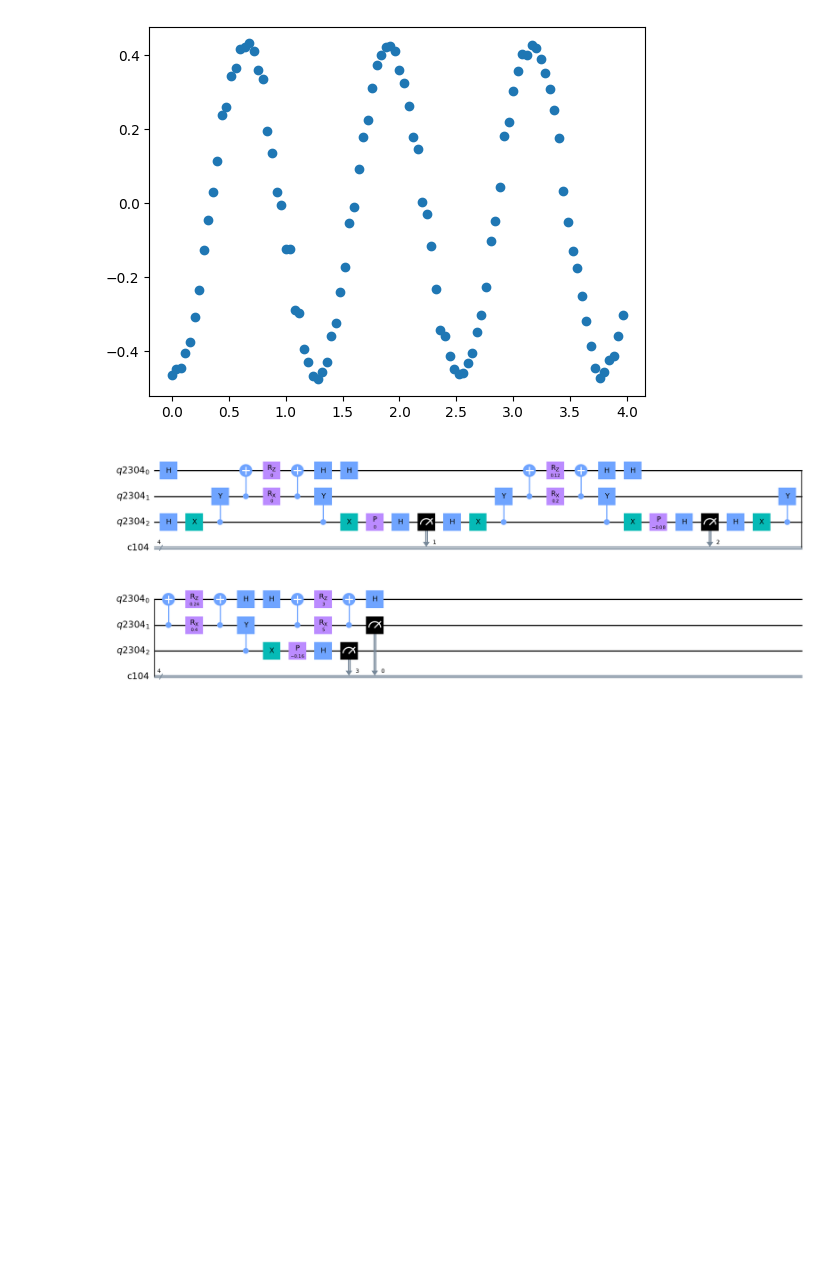
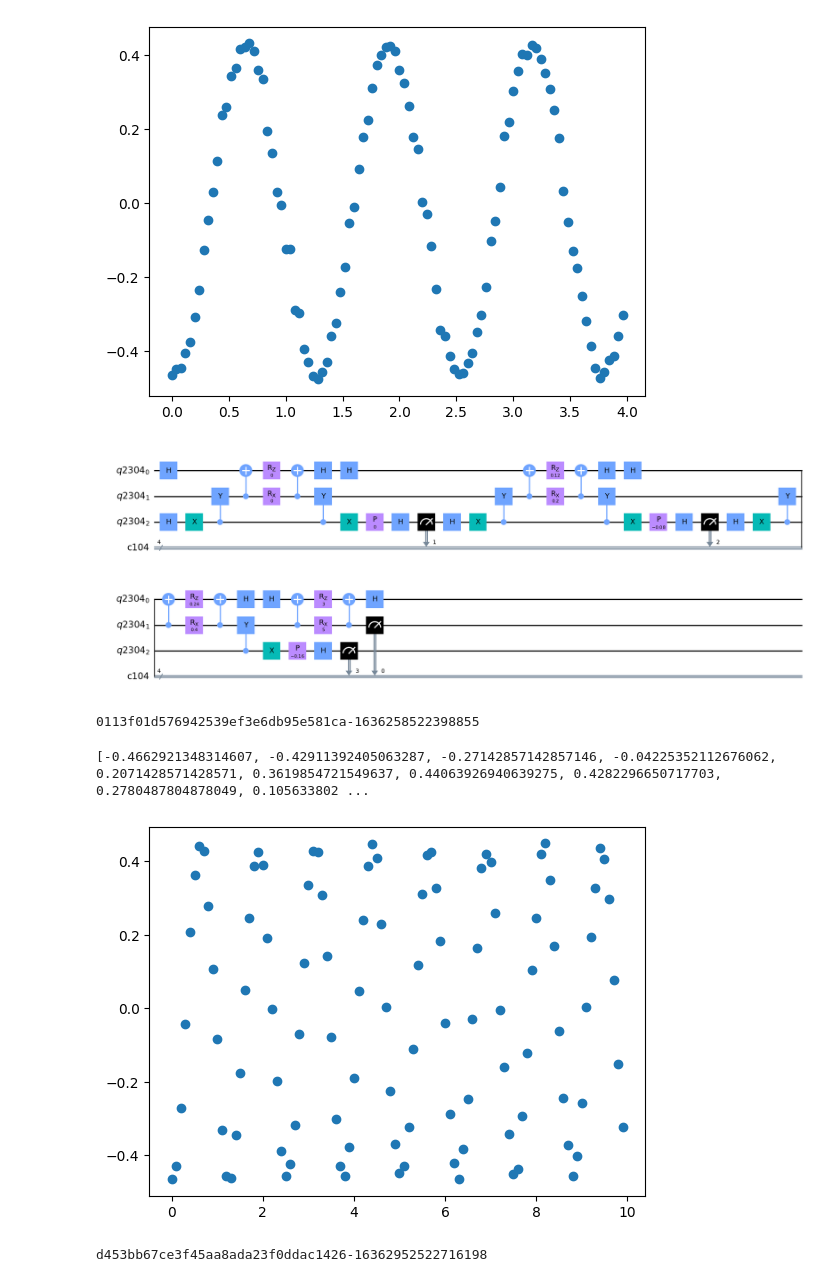
Before and after one commit to constantlyPlanck/2QubitRodeo, a Jupyter notebook: 2Qubit.ipynb, the cells around one changed output. Saved outputs shown, nothing was run; the diff lists cells and outputs as text; code cells hidden in the pictures; blank space fills up the shorter version.

```diff
--- a/2Qubit.ipynb
+++ b/2Qubit.ipynb
@@ -98,7 +101,7 @@ test.draw('mpl')
 # %% [output]
 [figure]
 # %%
-def run_rodeo(times, numCycles, ETarget, xMod, zMod, twoStateTime = None):
+def run_rodeo(times, numCycles, ETarget, xMod, zMod, twoStateTime = None, measureX = False, measure2 = False):
     # debug printing
     # if twoStateTime is None:
     #     print('running energy = ' + str(ETarget))
@@ -106,6 +109,8 @@ def run_rodeo(times, numCycles, ETarget, xMod, zMod, twoStateTime = None):
     #     print('running energy = ' + str(ETarget) + '; second time evolve is: ' + str(twoStateTime))
 
     rodeo = QuantumCircuit(QuantumRegister(3), ClassicalRegister(numCycles + 1))
+    if measure2:
+        rodeo = QuantumCircuit(QuantumRegister(3), ClassicalRegister(numCycles + 2))
 
     for i in range(numCycles):
         rodeo.compose(make_cycle(times[i], ETarget, xMod, zMod), [0, 1, 2], inplace=True)
@@ -113,7 +118,12 @@ def run_rodeo(times, numCycles, ETarget, xMod, zMod, twoStateTime = None):
 
     if twoStateTime is not None:
         rodeo.compose(make_cont_sys_circ(twoStateTime, xMod, zMod), [0, 1, 2], inplace=True)
+        if measureX:
+            rodeo.h(1)
         rodeo.measure(1, 0)
+
+    if measure2:
+        rodeo.measure(0, numCycles + 1)
 
     return rodeo
 
@@ -227,7 +238,6 @@ def process_two_state(results, state):
         elif results.get_counts(i).get(state[:-1] + '1') is not None:
             temp = results.get_counts(i).get(state[:-1] + '1')
         totals.append(temp)
-        temp = 0
 
     for i in range(100):
         if results.get_counts(i).get(state) is not None:
@@ -238,4 +248,5 @@ def process_two_state(results, state):
     for i in range(100):
         expectations.append(counts[i]/totals[i] * (-0.5) + (1-counts[i]/totals[i]) * 0.5)
 
+    print(totals)
     return expectations
@@ -242,13 +285,14 @@ def process_two_state(results, state):
 # %%
-#todo: make random times proper
-
-def run_two_state(cycles, secondTimes, xMod, zMod, lowTarget, highTarget, backend = provider.get_backend('ibmq_belem')):
+def run_two_state(cycles, secondTimes, xMod, zMod, lowTarget, highTarget, backend = provider.get_backend('ibmq_belem'), measureX = False, measure2 = False):
     times = list()
     for i in range(cycles):
-        times.append(random.randrange(1, 5) * 2 * 3.1415926 / (highTarget - lowTarget))
+        tempTime = round(np.random.normal(0, 5))
+        if tempTime == 0:
+            tempTime = (-1)^random.randint(0, 1)
+        times.append(tempTime * 2 * 3.1415926 / (lowTarget - highTarget))
     circs = list()
     for i in secondTimes:
-        circs.append(run_rodeo(times, cycles, lowTarget, xMod, zMod, i))
+        circs.append(run_rodeo(times, cycles, lowTarget, xMod, zMod, i, measureX, measure2))
 
     circs = transpile(circs, backend=backend)
     job = jobManager.run(circs, backend=backend, name="two_state")
@@ -424,3 +469,29 @@ circ = run_rodeo(fourRange, 3, -1, 2.5, 1.5, 1)
 circ.draw('mpl')
 # %% [output]
 [figure]
+# %%
+run1Range = list(range(100))
+run1Range[:] = [x / 10 for x in run1Range]
+
+run1Job = run_two_state(3, run1Range, 2.5, 1.5, -1, 4, backendJakarta)
+print(run1Job.job_set_id())
+run1Results = run1Job.results()
+# %% [output]
+0113f01d576942539ef3e6db95e581ca-1636258522398855
+# %%
+print(process_two_state(run1Results, "0000"))
+plt.scatter(run1Range, process_two_state(run1Results, "0000"))
+plt.show()
+# %% [output]
+[-0.4662921348314607, -0.42911392405063287, -0.27142857142857146, -0.04225352112676062, 0.2071428571428571, 0.3619854721549637, 0.44063926940639275, 0.4282296650717703, 0.2780487804878049, 0.105633802 ...
+[figure, added]
+# %%
+#run with hadamard on 1st qubit for time evolution; bad data
+run2Range = list(range(100))
+run2Range[:] = [x / 10 for x in run2Range]
+
+run2Job = run_two_state(3, run2Range, 2.5, 1.5, 1, 4, backendJakarta)
+print(run2Job.job_set_id())
+run2Results = run2Job.results()
+# %% [output]
+d453bb67ce3f45aa8ada23f0ddac1426-16362952522716198
```
Also changed, not shown: parts of 33 cells of this notebook.
